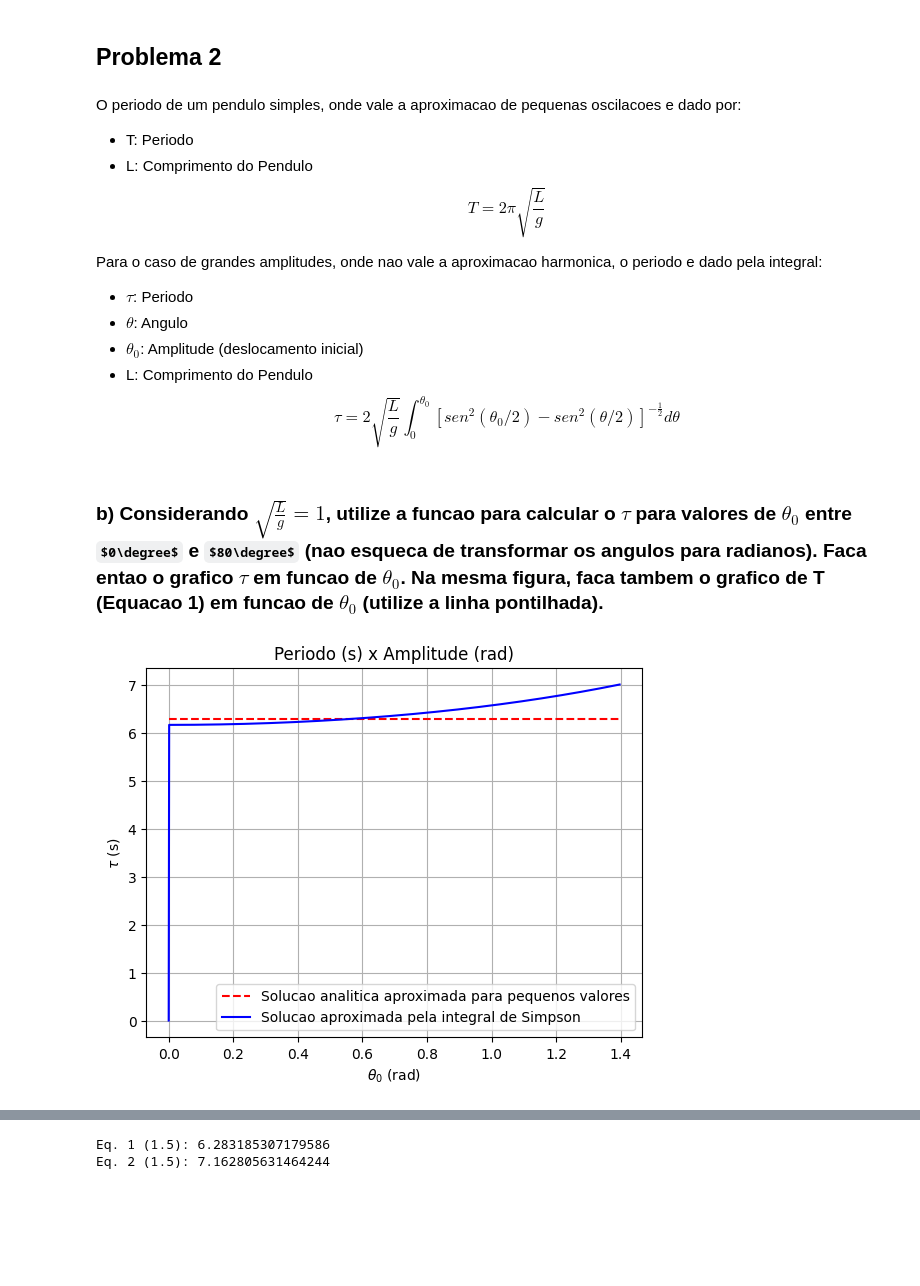
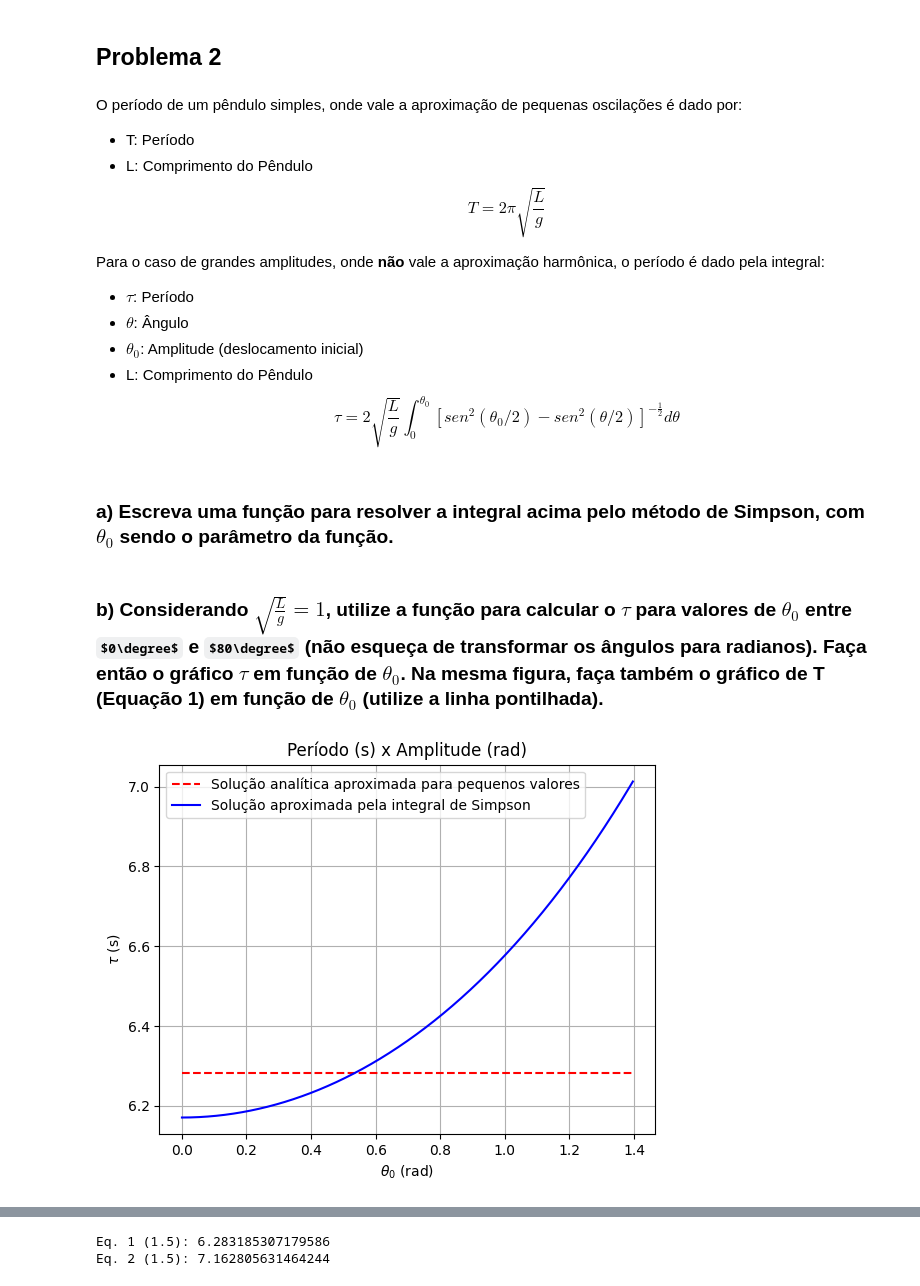
Before and after one commit to martinswagner021/prog, a Jupyter notebook: Fisica Computacional/P1.ipynb, the cells around one changed output, grey strips where cells are left out. Drawn from its saved outputs; the diff is of its cells as text; code cells hidden in the pictures; some formulas as TeX source; blank space fills up the shorter version.

```diff
--- a/Fisica Computacional/P1.ipynb
+++ b/Fisica Computacional/P1.ipynb
@@ -61,17 +61,19 @@ print(v[-1]*(AU/24), "Km/h")
 # %% [markdown]
 ## Problema 2
 # %% [markdown]
-O periodo de um pendulo simples, onde vale a aproximacao de pequenas oscilacoes e dado por:
-* T: Periodo
-* L: Comprimento do Pendulo
+O período de um pêndulo simples, onde vale a aproximação de pequenas oscilações é dado por:
+* T: Período
+* L: Comprimento do Pêndulo
 $$T = 2\pi \sqrt{\frac{L}{g}}$$
 
-Para o caso de grandes amplitudes, onde nao vale a aproximacao harmonica, o periodo e dado pela integral:
-* $\tau$: Periodo
-* $\theta$: Angulo
+Para o caso de grandes amplitudes, onde **não** vale a aproximação harmônica, o período é dado pela integral:
+* $\tau$: Período
+* $\theta$: Ângulo
 * $\theta_0$: Amplitude (deslocamento inicial)
-* L: Comprimento do Pendulo
+* L: Comprimento do Pêndulo
 $$\tau = 2\sqrt{\frac{L}{g}}\int_0^{\theta_0}{[sen^2(\theta_0/2)-sen^2(\theta/2)]^{-\frac{1}{2}}}d\theta$$
+# %% [markdown]
+### a) Escreva uma função para resolver a integral acima pelo método de Simpson, com $\theta_0$ sendo o parâmetro da função.
 # %%
 def simpson_integral(f, a, b, n):
     h = (b-a)/n
@@ -80,30 +82,29 @@ def simpson_integral(f, a, b, n):
 # %%
 def periodo(theta0):
     def f(theta):
-        return np.where(theta==theta0, 0, 1 / np.sqrt(np.sin(theta0/2)**2-np.sin(theta/2)**2))
+        return np.where(theta0 == theta, 0, 1/np.sqrt(np.power(np.sin(theta0/2),2)-np.power(np.sin(theta/2),2)))
     return 2*simpson_integral(f, 0, theta0, 1000)
 # %% [markdown]
-### b) Considerando $\sqrt{\frac{L}{g}}=1$, utilize a funcao para calcular o $\tau$ para valores de $\theta_0$ entre $0\degree$ e $80\degree$ (nao esqueca de transformar os angulos para radianos). Faca entao o grafico $\tau$ em funcao de $\theta_0$. Na mesma figura, faca tambem o grafico de T (Equacao 1) em funcao de $\theta_0$ (utilize a linha pontilhada).
+### b) Considerando $\sqrt{\frac{L}{g}}=1$, utilize a função para calcular o $\tau$ para valores de $\theta_0$ entre $0\degree$ e $80\degree$ (não esqueça de transformar os ângulos para radianos). Faça então o gráfico $\tau$ em função de $\theta_0$. Na mesma figura, faça também o gráfico de T (Equação 1) em função de $\theta_0$ (utilize a linha pontilhada).
 # %%
 # Valores para Theta0
-vtheta = np.linspace(0,80,1000)
+vtheta = np.linspace(0.01,80,1000)
 vtheta = np.radians(vtheta)
 
 # Eq. 1 constante 2pi
-const = np.copy(vtheta)
-const[:] = 2*np.pi
+const = 2*np.pi*np.ones_like(vtheta)
 
 # Eq. 2 periodo tau
 vtau = np.array([periodo(i) for i in vtheta])
 
 plt.plot(vtheta,const, 'r--')
 plt.plot(vtheta,vtau, 'b')
-plt.title('Periodo (s) x Amplitude (rad)')
-plt.legend(['Solucao analitica aproximada para pequenos valores','Solucao aproximada pela integral de Simpson'])
+plt.title('Período (s) x Amplitude (rad)')
+plt.legend(['Solução analítica aproximada para pequenos valores','Solução aproximada pela integral de Simpson'])
 plt.xlabel(r'$\theta_0$ (rad)')
 plt.ylabel(r'$\tau$ (s)')
 plt.grid()
 plt.show()
 # %% [output]
-[figure, old version]
+[figure, new version]
 # %% [markdown]
```
Also changed, not shown: parts of 19 cells of this notebook, 1 other file.
